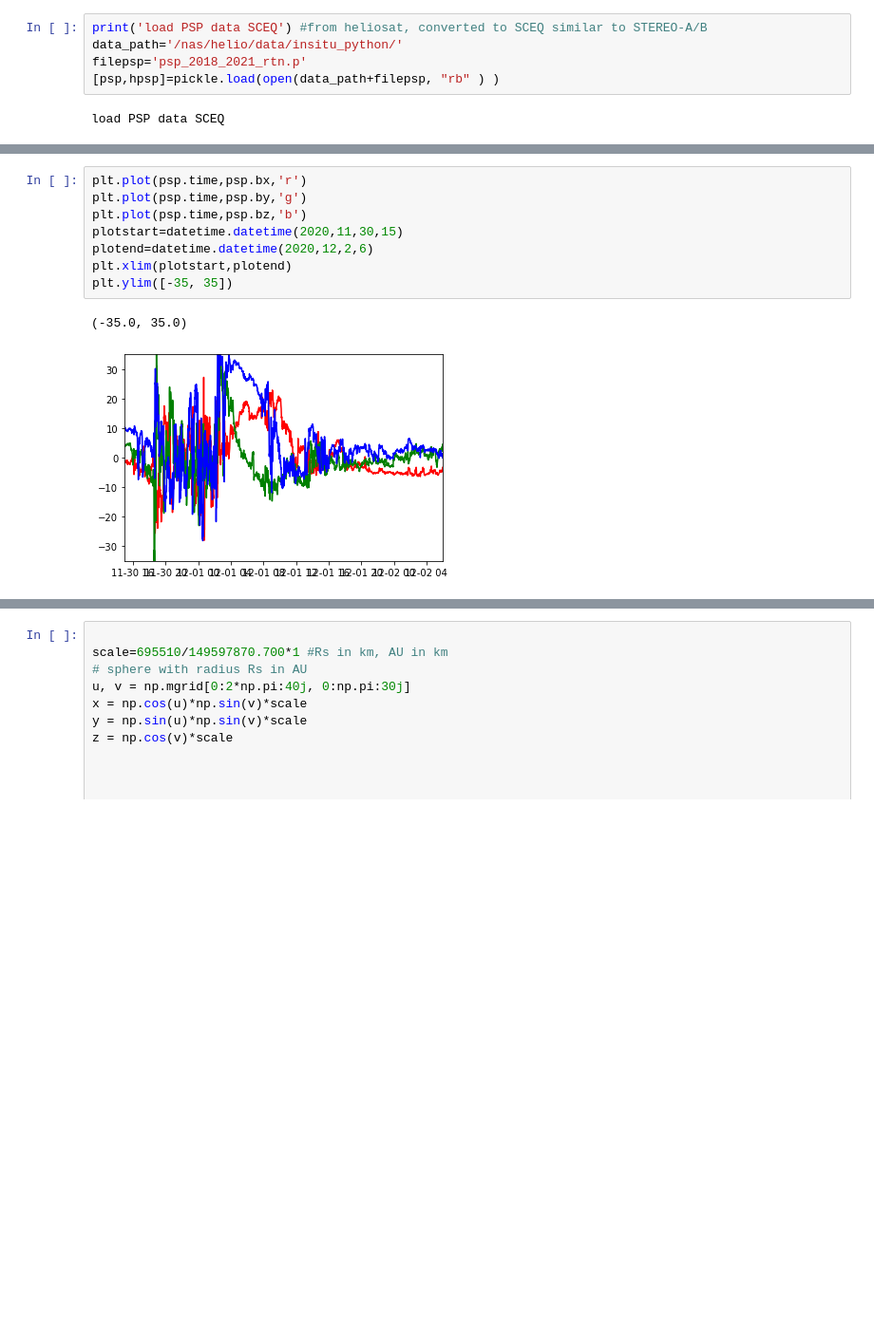
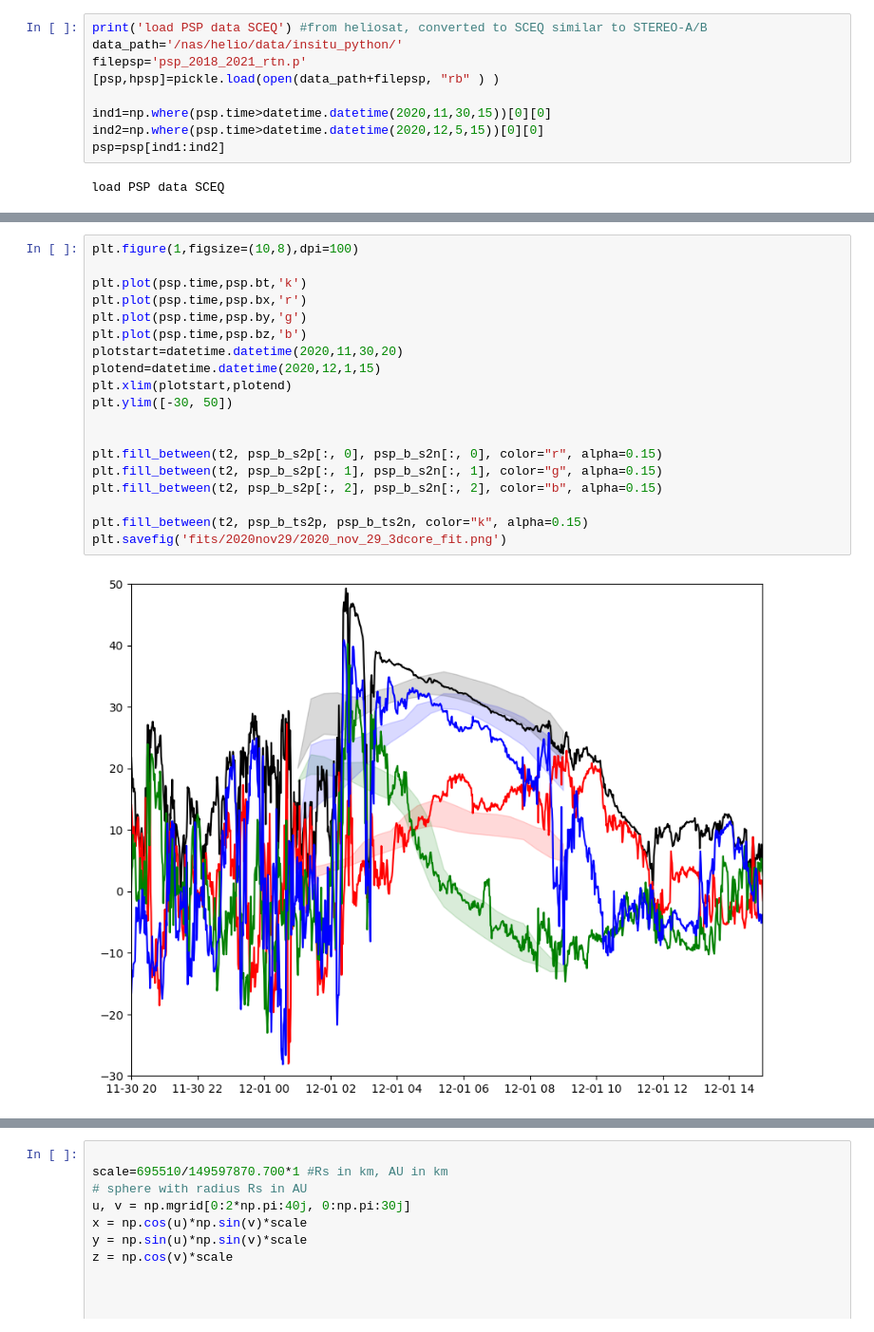
Before and after one commit to cmoestl/solar_orbiter, a Jupyter notebook: 3dcore_fit.ipynb, the cells around one changed output, grey strips where cells are left out. Shown at 95% size. Cells and saved outputs as stored; diff of their text form; blank space fills up the shorter version.

Commit message:
sliced data for plot

```diff
--- a/3dcore_fit.ipynb
+++ b/3dcore_fit.ipynb
@@ -205,6 +220,10 @@ print('load PSP data SCEQ') #from heliosat, converted to SCEQ similar to STEREO-
 data_path='/nas/helio/data/insitu_python/'
 filepsp='psp_2018_2021_rtn.p'
 [psp,hpsp]=pickle.load(open(data_path+filepsp, "rb" ) )
+
+ind1=np.where(psp.time>datetime.datetime(2020,11,30,15))[0][0]
+ind2=np.where(psp.time>datetime.datetime(2020,12,5,15))[0][0]
+psp=psp[ind1:ind2]
 # %% [output]
 load PSP data SCEQ
 # %%
@@ -225,14 +244,24 @@ plt.fill_between(t2, psp_b_ts2p, psp_b_ts2n, color="k", alpha=0.15)
 # %%
+plt.figure(1,figsize=(10,8),dpi=100)
+
+plt.plot(psp.time,psp.bt,'k')
 plt.plot(psp.time,psp.bx,'r')
 plt.plot(psp.time,psp.by,'g')
 plt.plot(psp.time,psp.bz,'b')
-plotstart=datetime.datetime(2020,11,30,15)
-plotend=datetime.datetime(2020,12,2,6)
+plotstart=datetime.datetime(2020,11,30,20)
+plotend=datetime.datetime(2020,12,1,15)
 plt.xlim(plotstart,plotend)
-plt.ylim([-35, 35])
+plt.ylim([-30, 50])
+
+
+plt.fill_between(t2, psp_b_s2p[:, 0], psp_b_s2n[:, 0], color="r", alpha=0.15)
+plt.fill_between(t2, psp_b_s2p[:, 1], psp_b_s2n[:, 1], color="g", alpha=0.15)
+plt.fill_between(t2, psp_b_s2p[:, 2], psp_b_s2n[:, 2], color="b", alpha=0.15)
+
+plt.fill_between(t2, psp_b_ts2p, psp_b_ts2n, color="k", alpha=0.15)
+plt.savefig('fits/2020nov29/2020_nov_29_3dcore_fit.png')
 # %% [output]
-(-35.0, 35.0)
-[figure, old version]
+[figure, new version]
 # %%
 fig = plt.figure(dpi=300)
 ax = fig.add_subplot(projection='3d')
```
Also changed, not shown: parts of 7 cells of this notebook.
